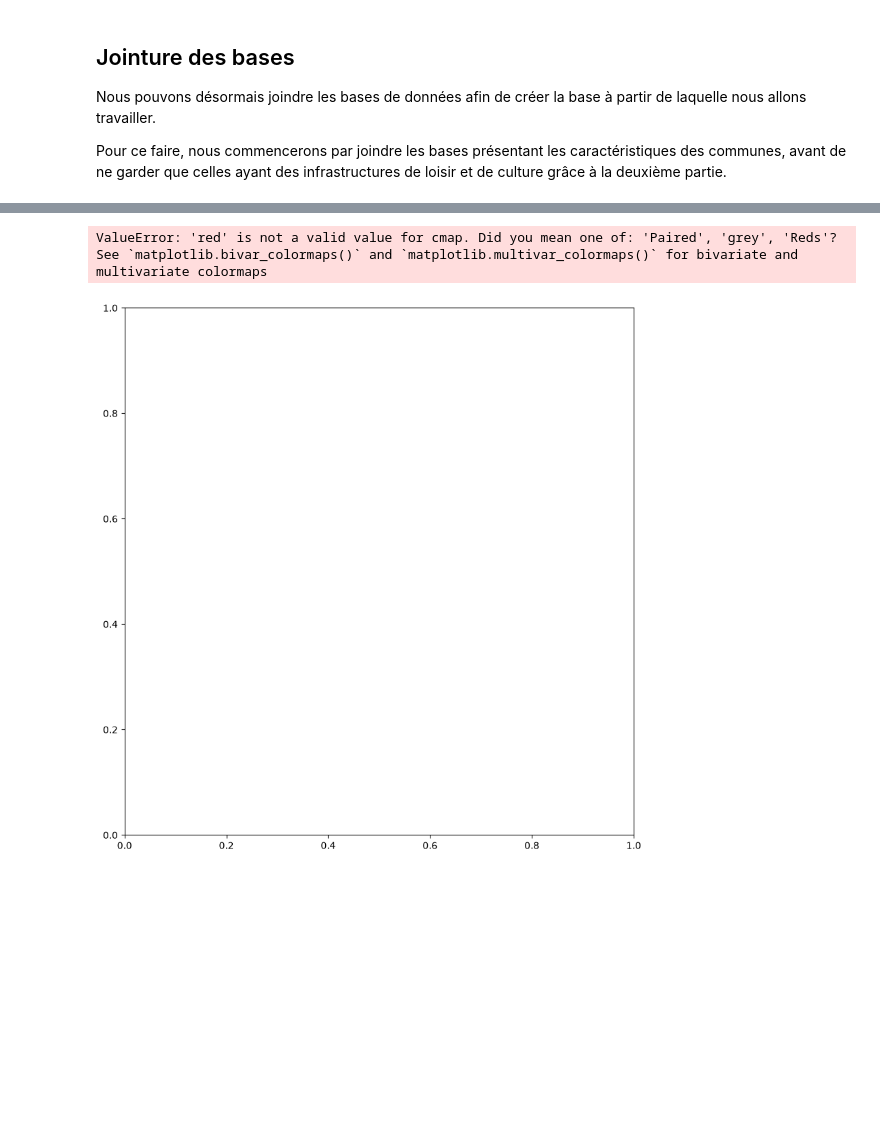
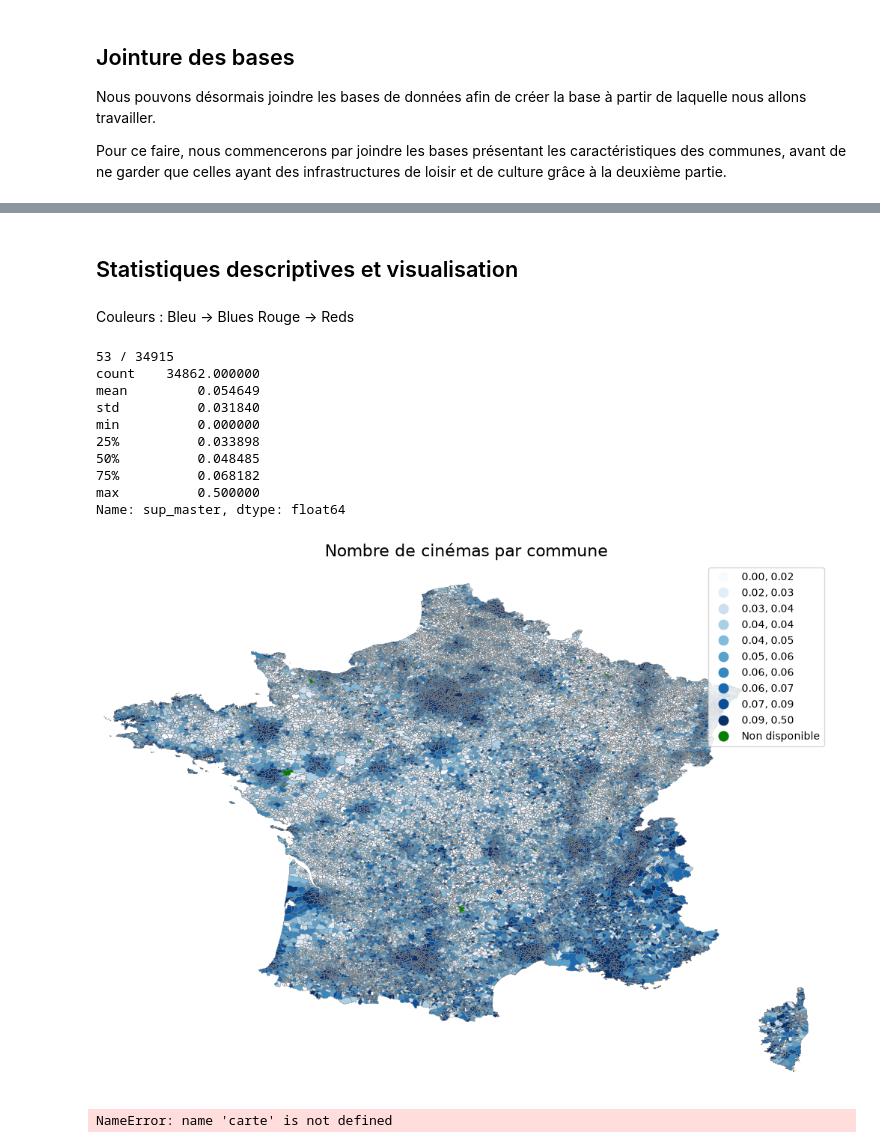
Before and after one commit to heloise1414/Evaluation-Politiques-Publiques-Culturelles, a Jupyter notebook: data.ipynb, the cells around one changed output, grey strips where cells are left out. Saved outputs shown, nothing was run; the diff lists cells and outputs as text; code cells hidden in the pictures; blank space fills up the shorter version.

Commit message:
VISUALISATION - Corrections

```diff
--- a/data.ipynb
+++ b/data.ipynb
@@ -303,3 +305,9 @@ df_diplome = df_diplome.drop(["GEO"], axis=1)
+# %%
+df_diplome["pop"] = df_diplome["aucun_diplome"] +  df_diplome["inf_bac"] + df_diplome["dipl_sup"] +  df_diplome["sup_master"]
+df_diplome["aucun_diplome"] = df_diplome["aucun_diplome"]/df_diplome["pop"]
+df_diplome["inf_bac"] = df_diplome["inf_bac"]/df_diplome["pop"]
+df_diplome["dipl_sup"] = df_diplome["dipl_sup"]/df_diplome["pop"]
+df_diplome["sup_master"] = df_diplome["sup_master"]/df_diplome["pop"]
 # %%
 infosbase(df_diplome)
 # %% [output]
@@ -357,6 +477,26 @@ dtype: object
+# %% [markdown]
+## Statistiques descriptives et visualisation
+# %% [markdown]
+Couleurs :
+Bleu -> Blues
+Rouge -> Reds
 # %%
-carte_communes(df_final, "code_insee", "nb_cine", "red", "Nombre de cinémas par commune")
+carte_communes(df_final, "code_insee", "sup_master", "Blues", "Nombre de cinémas par commune")
 # %% [output]
-ValueError: 'red' is not a valid value for cmap. Did you mean one of: 'Paired', 'grey', 'Reds'?
-See `matplotlib.bivar_colormaps()` and `matplotlib.multivar_colormaps()` for bivariate and multivariate colormaps
+53 / 34915
+count    34862.000000
+mean         0.054649
+std          0.031840
+min          0.000000
+25%          0.033898
+50%          0.048485
+75%          0.068182
+max          0.500000
+Name: sup_master, dtype: float64
-[figure, old version]
+[figure, new version]
+# %%
+print(df_final["code_insee"].dtype, carte["code_insee"].dtype)
+print(df_final["code_insee"].head())
+print(carte["code_insee"].head())
+# %% [output]
+NameError: name 'carte' is not defined
```
Also changed, not shown: parts of 6 cells of this notebook, 1 other file.
